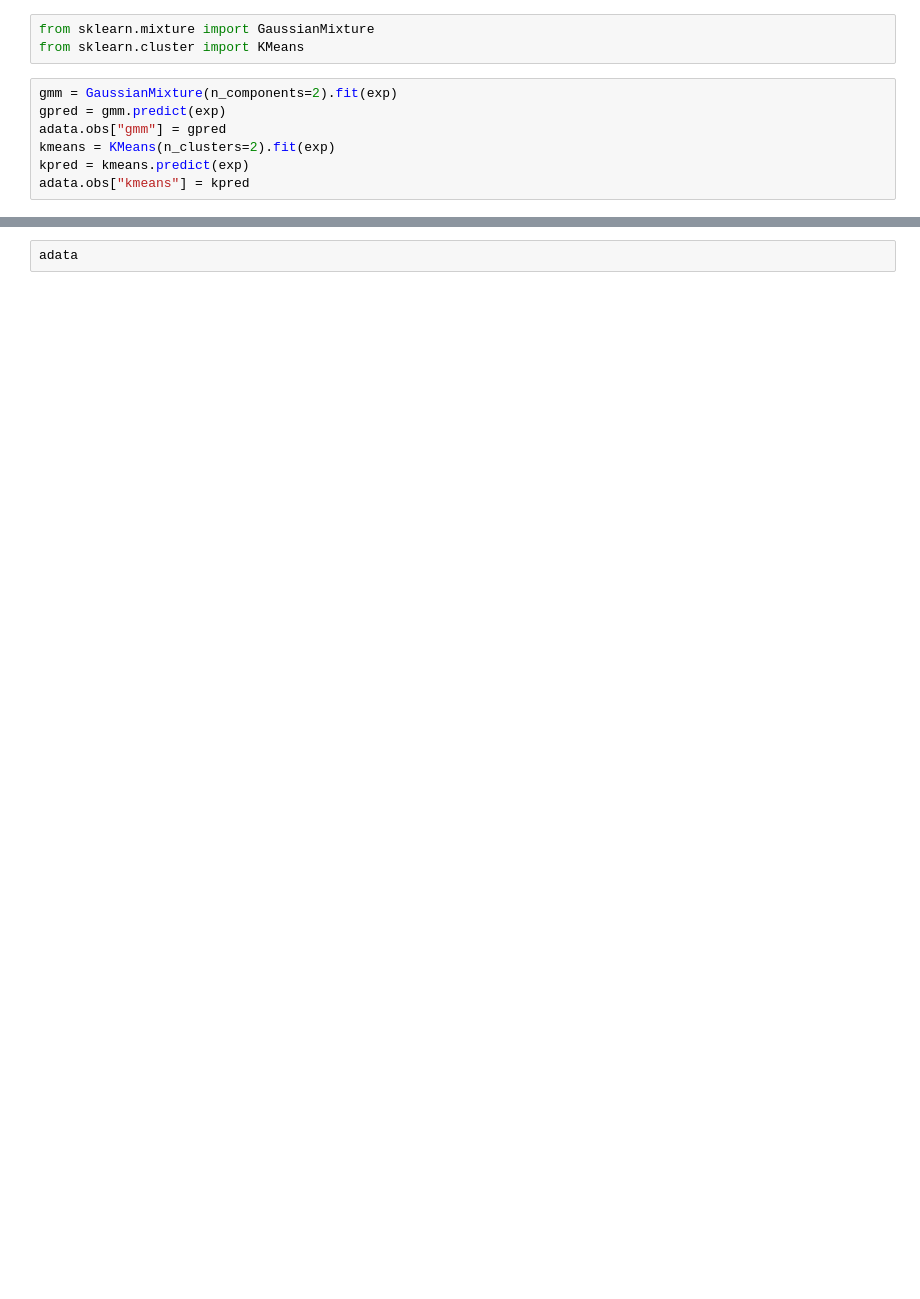
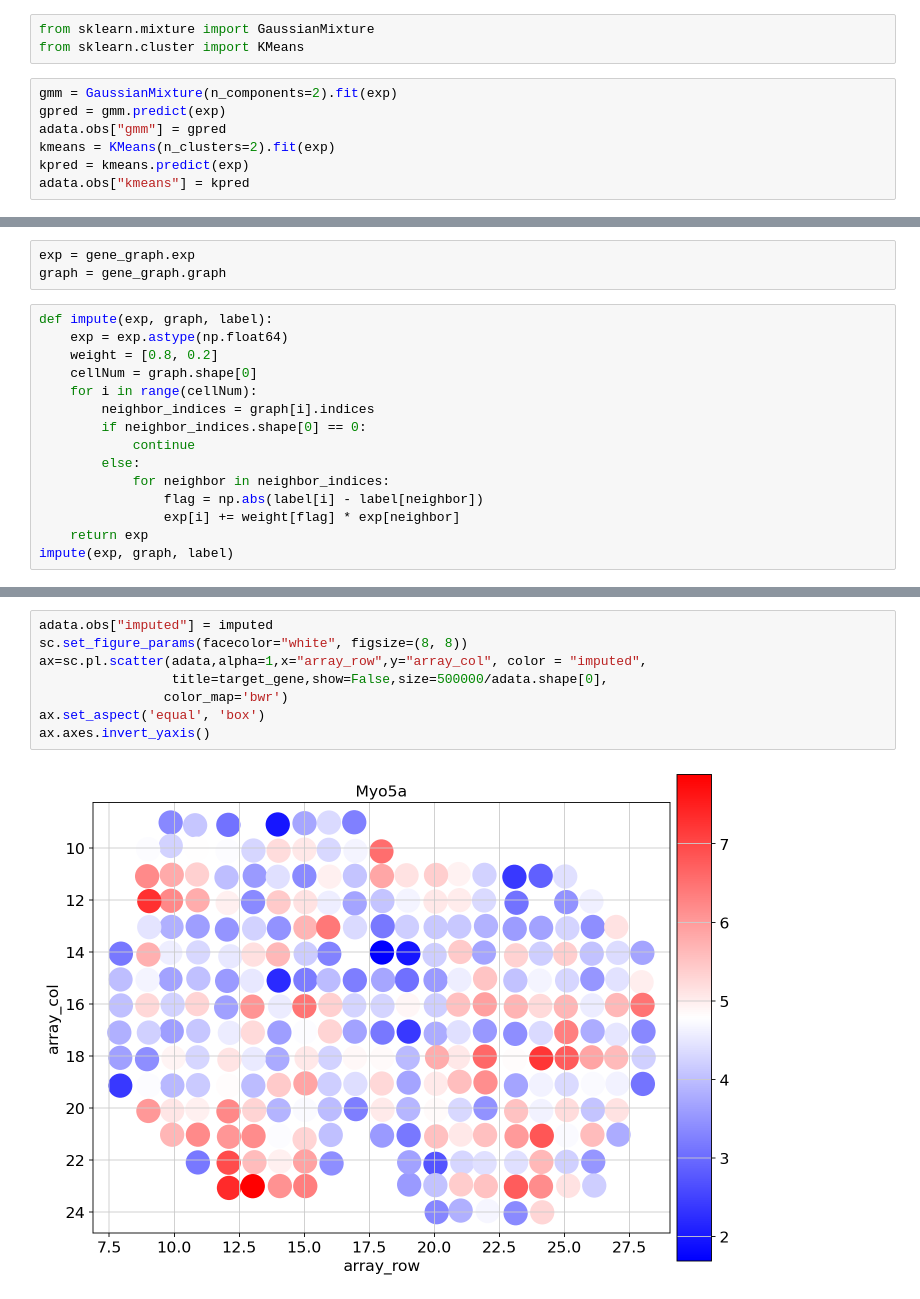
Before and after one commit to Khadaq2001/HMRF, a Jupyter notebook: test.ipynb, the cells around one changed output, grey strips where cells are left out. Cells and saved outputs as stored; diff of their text form; blank space fills up the shorter version.

```diff
--- a/test.ipynb
+++ b/test.ipynb
@@ -105,0 +119,18 @@ adata.obs["kmeans"] = kpred
+# %%
+exp = gene_graph.exp
+graph = gene_graph.graph
+# %%
+def impute(exp, graph, label):
+    exp = exp.astype(np.float64)
+    weight = [0.8, 0.2]
+    cellNum = graph.shape[0]
+    for i in range(cellNum):
+        neighbor_indices = graph[i].indices
+        if neighbor_indices.shape[0] == 0:
+            continue
+        else:
+            for neighbor in neighbor_indices:
+                flag = np.abs(label[i] - label[neighbor])
+                exp[i] += weight[flag] * exp[neighbor]
+    return exp
+impute(exp, graph, label)
@@ -113,2 +166,10 @@ ax.axes.invert_yaxis()
-# %%
-adata
+# %%
+adata.obs["imputed"] = imputed
+sc.set_figure_params(facecolor="white", figsize=(8, 8))
+ax=sc.pl.scatter(adata,alpha=1,x="array_row",y="array_col", color = "imputed",
+                 title=target_gene,show=False,size=500000/adata.shape[0],
+                color_map='bwr')
+ax.set_aspect('equal', 'box')
+ax.axes.invert_yaxis()
+# %% [output]
+[figure, added]
```
Also changed, not shown: parts of 12 cells of this notebook, 2 other files.
